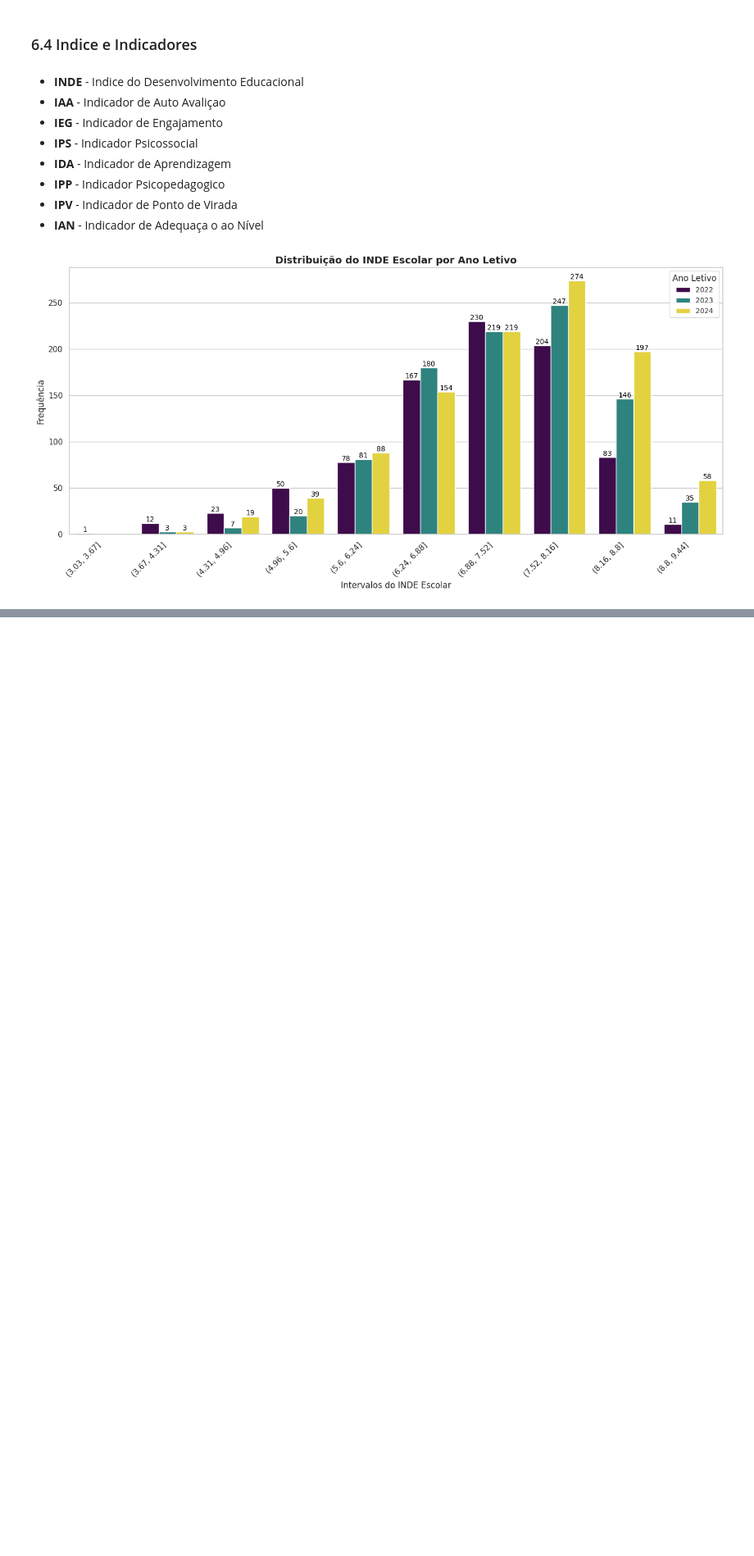
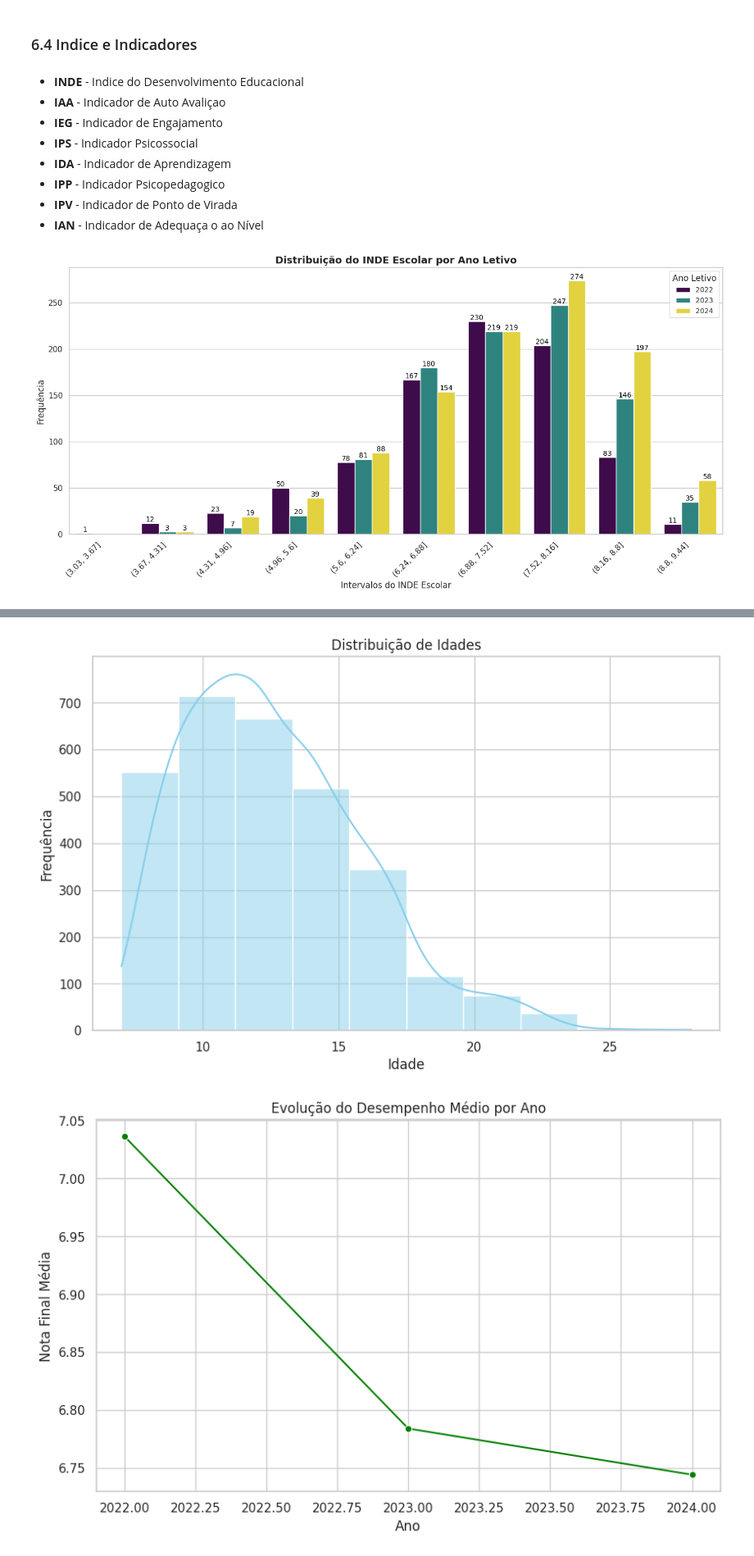
Before and after one commit to r-zambotti/Data_Analytics_Datathon_Grupo-60, a Jupyter notebook: Data_Analytics_Datathon_Grupo_60.ipynb, the cells around one changed output, grey strips where cells are left out. Shown at 82% size. Cells and saved outputs as stored; diff of their text form; code cells hidden in the pictures; blank space fills up the shorter version.

```diff
--- a/Data_Analytics_Datathon_Grupo_60.ipynb
+++ b/Data_Analytics_Datathon_Grupo_60.ipynb
@@ -1061,3 +1163,24 @@ plt.show()
 #df_alunos.columns = df_alunos.columns.str.upper()
 # %%
 df_alunos.to_excel('df_alunos.xlsx', index=False)
+# %%
+# Análise Exploratória
+# Exemplo: Análise de distribuição etária
+plt.figure(figsize=(10, 6))
+sns.histplot(df_alunos['idade'], bins=10, kde=True, color="skyblue")
+plt.title("Distribuição de Idades")
+plt.xlabel("Idade")
+plt.ylabel("Frequência")
+plt.show()
+
+# Comparação de Desempenho por Ano
+desempenho_por_ano = df_alunos.groupby('ano_letivo')[['inde']].mean().reset_index()
+plt.figure(figsize=(10, 6))
+sns.lineplot(data=desempenho_por_ano, x='ano_letivo', y='inde', marker='o', color="green")
+plt.title("Evolução do Desempenho Médio por Ano")
+plt.xlabel("Ano")
+plt.ylabel("Nota Final Média")
+plt.show()
+# %% [output]
+[figure, added]
+[figure, added]
```
Also changed, not shown: parts of 7 cells of this notebook.
